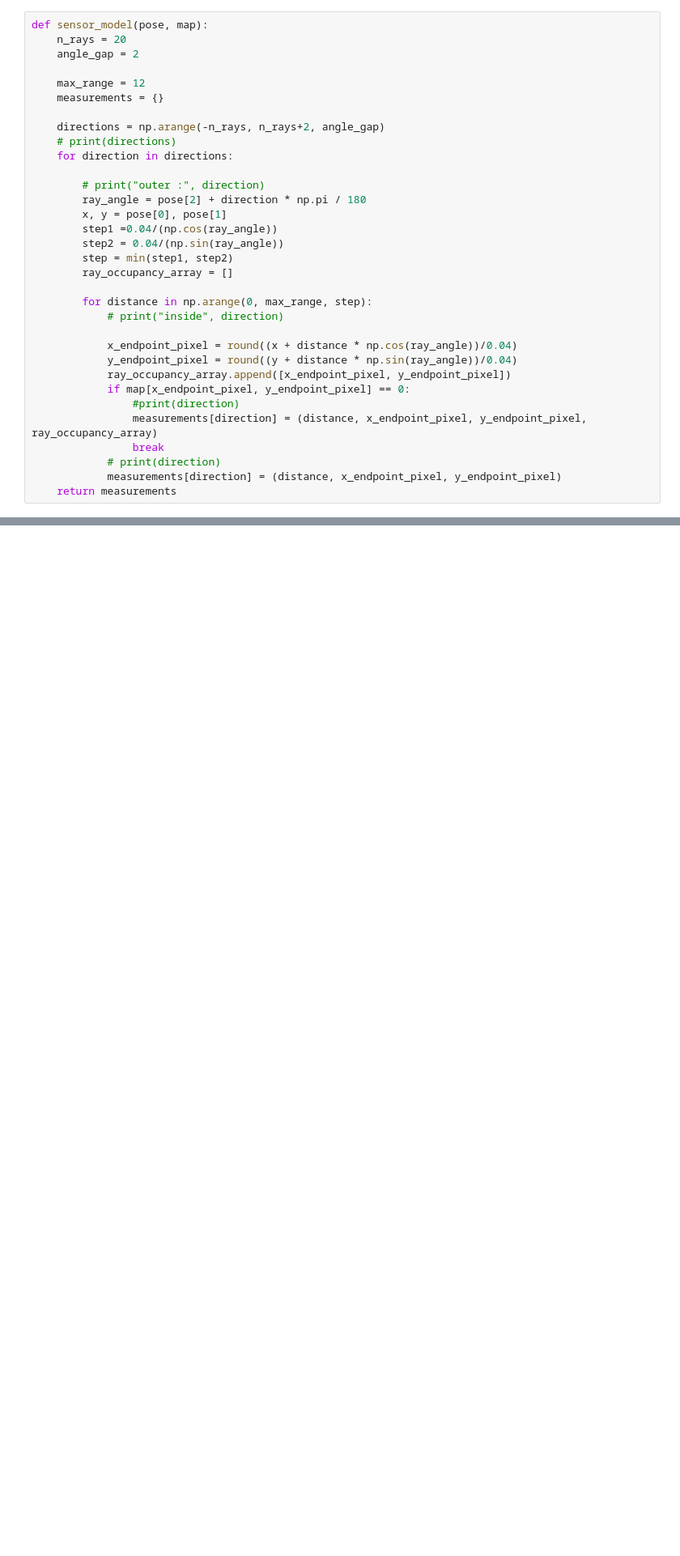
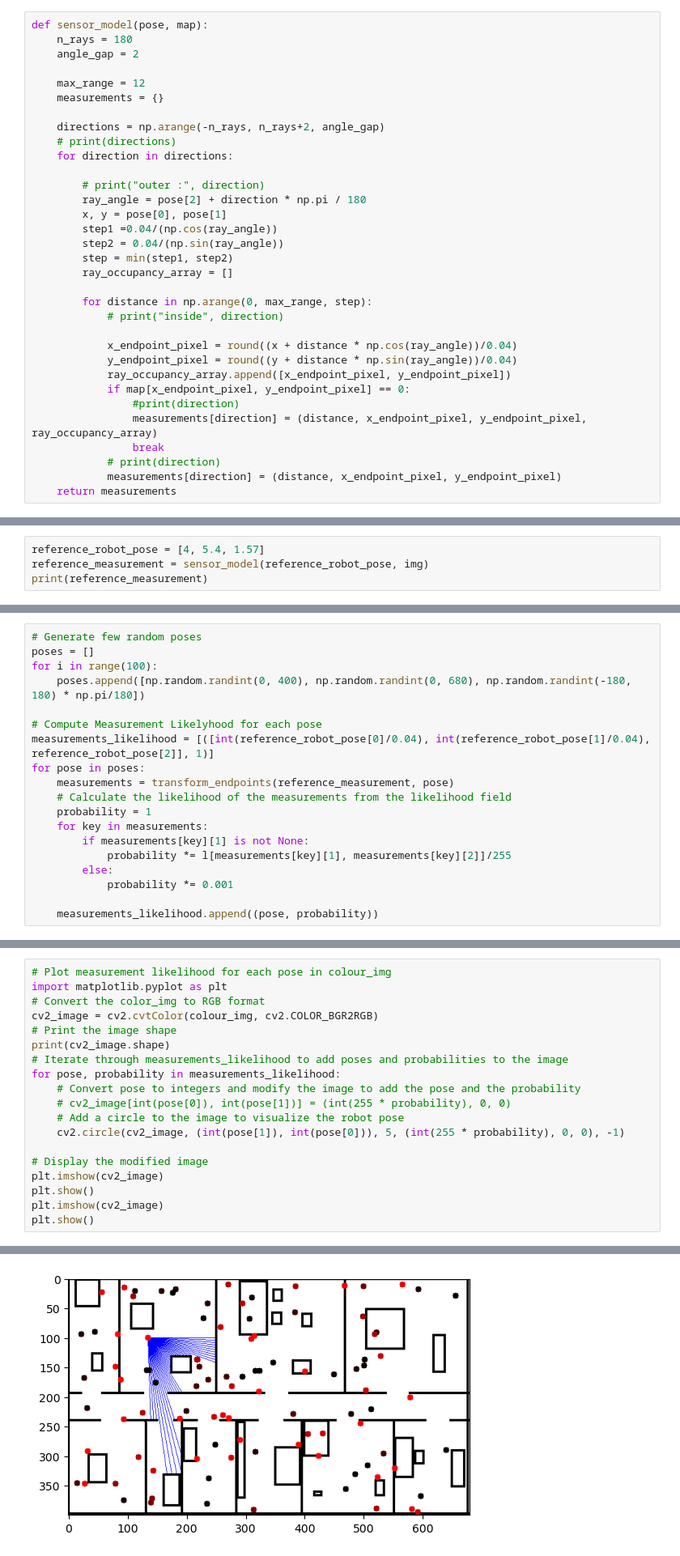
Before and after one commit to shashankyld/Cognitive-Robotics---Assignments, a Jupyter notebook: Assignment 04/Assignment04.ipynb, the cells around one changed output, grey strips where cells are left out. Shown at 81% size. Drawn from its saved outputs; the diff is of its cells as text; blank space fills up the shorter version.

Commit message:
assignment4 solution, but the output is realistic and we only managed to estimate measurement likelihood for few points

```diff
--- a/Assignment 04/Assignment04.ipynb
+++ b/Assignment 04/Assignment04.ipynb
@@ -10,7 +10,7 @@ colour_img = cv2.imread('Assignment_04_Grid_Map.png', cv2.IMREAD_COLOR)
 # cv2.destroyAllWindows()
 # %%
 def sensor_model(pose, map):
-    n_rays = 20
+    n_rays = 180
     angle_gap = 2
 
     max_range = 12
@@ -212,0 +182,4 @@ print(measurement_likelihood(img, robot_pose))
+# %%
+reference_robot_pose = [4, 5.4, 1.57]
+reference_measurement = sensor_model(reference_robot_pose, img)
+print(reference_measurement)
@@ -212,0 +205,19 @@ print(measurement_likelihood(img, robot_pose))
+# %%
+# Generate few random poses
+poses = []
+for i in range(100):
+    poses.append([np.random.randint(0, 400), np.random.randint(0, 680), np.random.randint(-180, 180) * np.pi/180])
+
+# Compute Measurement Likelyhood for each pose
+measurements_likelihood = [([int(reference_robot_pose[0]/0.04), int(reference_robot_pose[1]/0.04), reference_robot_pose[2]], 1)]
+for pose in poses:
+    measurements = transform_endpoints(reference_measurement, pose)
+    # Calculate the likelihood of the measurements from the likelihood field
+    probability = 1
+    for key in measurements:
+        if measurements[key][1] is not None:
+            probability *= l[measurements[key][1], measurements[key][2]]/255
+        else:
+            probability *= 0.001
+
+    measurements_likelihood.append((pose, probability))
@@ -212,0 +228,20 @@ print(measurement_likelihood(img, robot_pose))
+# %%
+# Plot measurement likelihood for each pose in colour_img
+import matplotlib.pyplot as plt
+# Convert the color_img to RGB format
+cv2_image = cv2.cvtColor(colour_img, cv2.COLOR_BGR2RGB)
+# Print the image shape
+print(cv2_image.shape)
+# Iterate through measurements_likelihood to add poses and probabilities to the image
+for pose, probability in measurements_likelihood:
+    # Convert pose to integers and modify the image to add the pose and the probability
+    # cv2_image[int(pose[0]), int(pose[1])] = (int(255 * probability), 0, 0)
+    # Add a circle to the image to visualize the robot pose
+    cv2.circle(cv2_image, (int(pose[1]), int(pose[0])), 5, (int(255 * probability), 0, 0), -1)
+
+# Display the modified image
+plt.imshow(cv2_image)
+plt.show()
+plt.imshow(cv2_image)
+plt.show()
+# %% [output]
@@ -212,0 +249 @@ print(measurement_likelihood(img, robot_pose))
+[figure, added]
```
Also changed, not shown: parts of 8 cells of this notebook.
